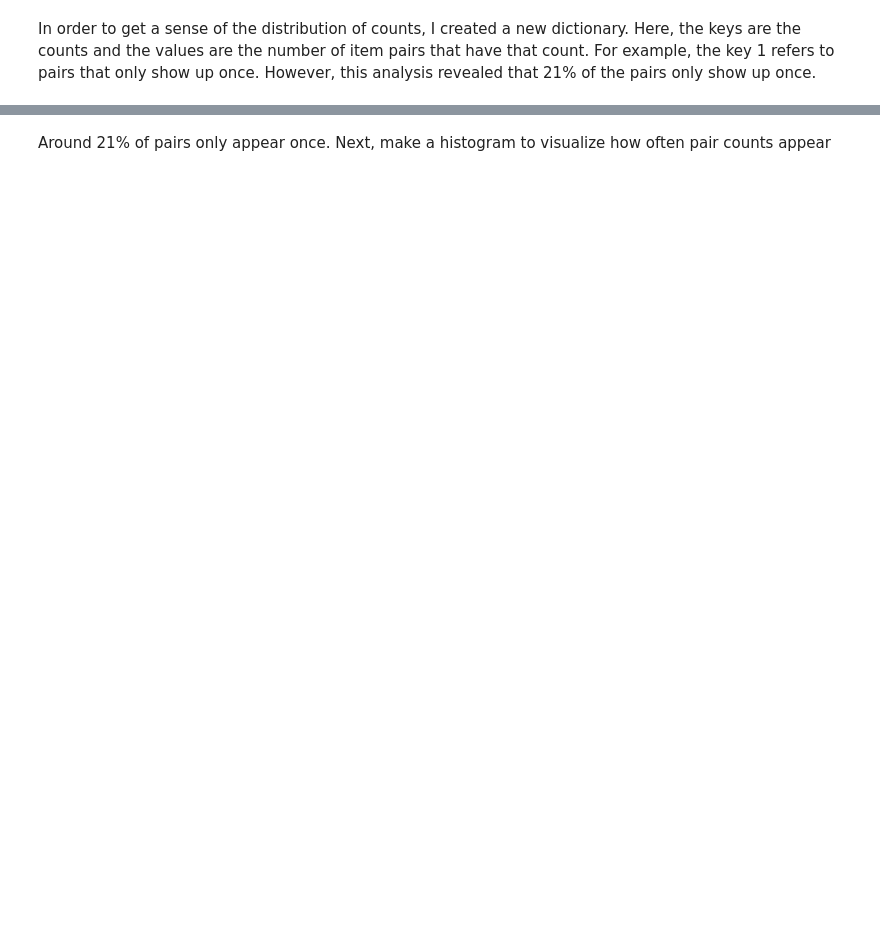
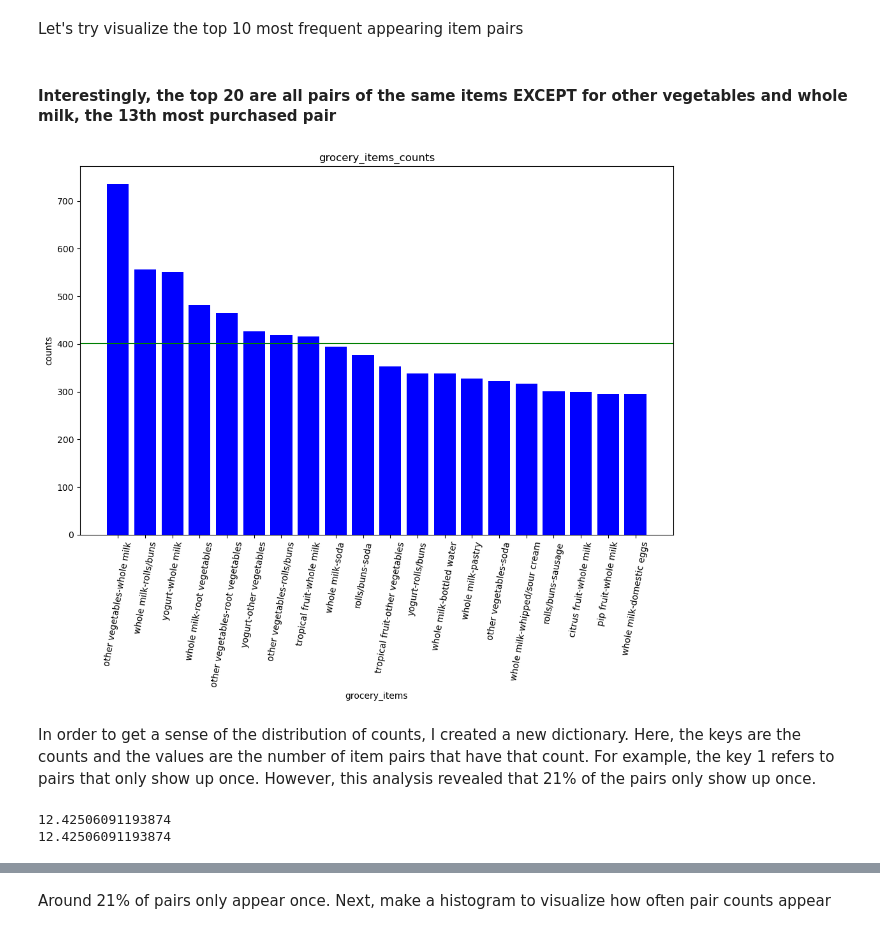
Before and after one commit to IsaacField93/data-processing-projects, a Jupyter notebook: grocery_combination_check_for_GIT.ipynb, the cells around one changed output, grey strips where cells are left out. Drawn from its saved outputs; the diff is of its cells as text; code cells hidden in the pictures; blank space fills up the shorter version.

```diff
--- a/grocery_combination_check_for_GIT.ipynb
+++ b/grocery_combination_check_for_GIT.ipynb
@@ -132,3 +179,22 @@ dict_values([1, 1, 1, 1, 1, 1, 1, 1, 1, 1, 1, 1, 1, 1, 1, 1, 1, 1, 1, 1, 1, 1, 1
+# %% [markdown]
+Let's try visualize the top 10 most frequent appearing item pairs
+# %% [markdown]
+#### Interestingly, the top 20 are all pairs of the same items EXCEPT for other vegetables and whole milk, the 13th most purchased pair
+# %%
+
+plt.figure(figsize=(12,7.5))
+plt.bar(different_grocery_items[:20], different_counts[:20], color = 'blue')
+plt.xlabel('grocery_items')
+plt.ylabel('counts')
+plt.title('grocery_items_counts')
+plt.xticks(different_grocery_items[:20])
+
+plt.axhline(y = different_counts[:20].mean(), color = 'green')
+
+plt.xticks(rotation = 80)
+plt.show()
+# %% [output]
+[figure, added]
 # %% [markdown]
 In order to get a sense of the distribution of  counts, I created a new dictionary.
 Here, the keys are the counts and the values are the number of item pairs that have that count.
@@ -147,0 +217,13 @@ for i in clean_dict.values():
+# %%
+#Checking to make sure I'm comnputing expected value correctly
+print(pd.Series([key*value for key,value in sorted_percentile_dict.items()]).sum())
+
+products = []
+keys = [count for count in sorted_percentile_dict.keys()]
+values = [frequency for frequency in sorted_percentile_dict.values()]
+for i in range(len(sorted_percentile_dict)):
+    products.append(keys[i]*values[i])
+print(sum(products))
+# %% [output]
+12.42506091193874
+12.42506091193874
```
Also changed, not shown: parts of 32 cells of this notebook.
